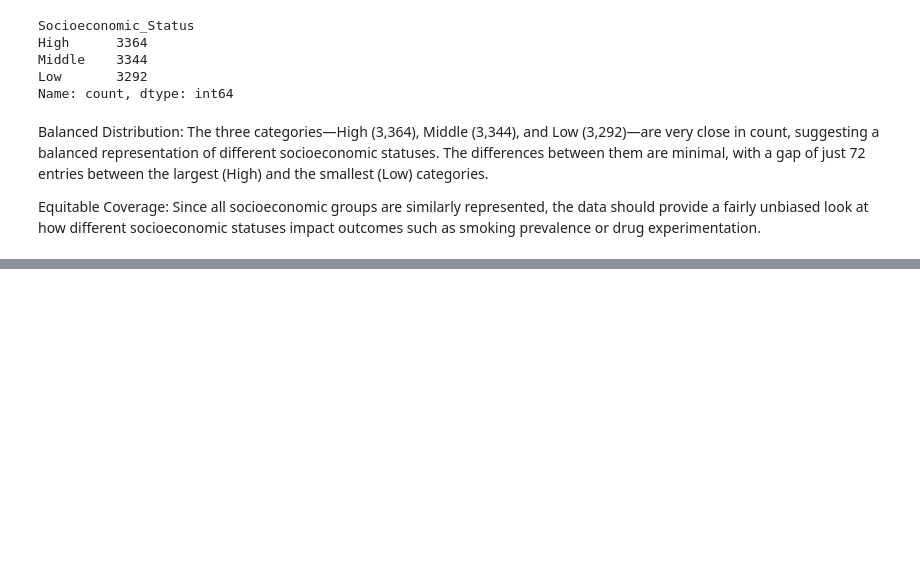
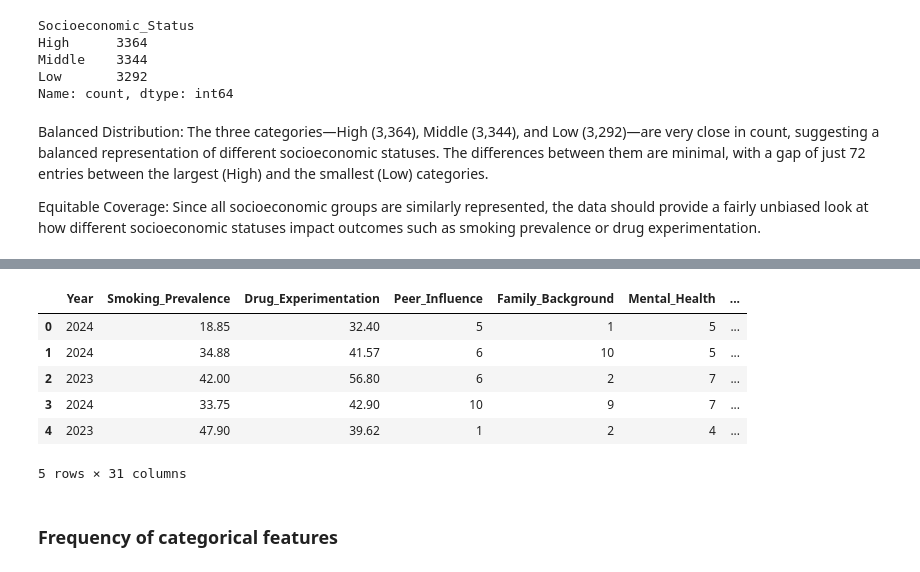
Before and after one commit to victoriamuinde07/Youth-drug-Abuse-model, a Jupyter notebook: index.ipynb, the cells around one changed output, grey strips where cells are left out. Saved outputs shown, nothing was run; the diff lists cells and outputs as text; code cells hidden in the pictures; blank space fills up the shorter version.

Commit message:
converted the categorical variables to one hot encoding

```diff
--- a/index.ipynb
+++ b/index.ipynb
@@ -278,0 +336,13 @@ Equitable Coverage: Since all socioeconomic groups are similarly represented, th
+# %%
+df_encoded = pd.get_dummies(df, columns=categorical, drop_first=False)
+df_encoded.head()
+# %% [output]
+|  | Year | Smoking_Prevalence | Drug_Experimentation | Peer_Influence | Family_Background | Mental_Health | ... |
+| 0 | 2024 | 18.85 | 32.40 | 5 | 1 | 5 | ... |
+| 1 | 2024 | 34.88 | 41.57 | 6 | 10 | 5 | ... |
+| 2 | 2023 | 42.00 | 56.80 | 6 | 2 | 7 | ... |
+| 3 | 2024 | 33.75 | 42.90 | 10 | 9 | 7 | ... |
+| 4 | 2023 | 47.90 | 39.62 | 1 | 2 | 4 | ... |
+5 rows × 31 columns
+# %% [markdown]
+### Frequency of categorical features
```
Also changed, not shown: parts of 10 cells of this notebook.
